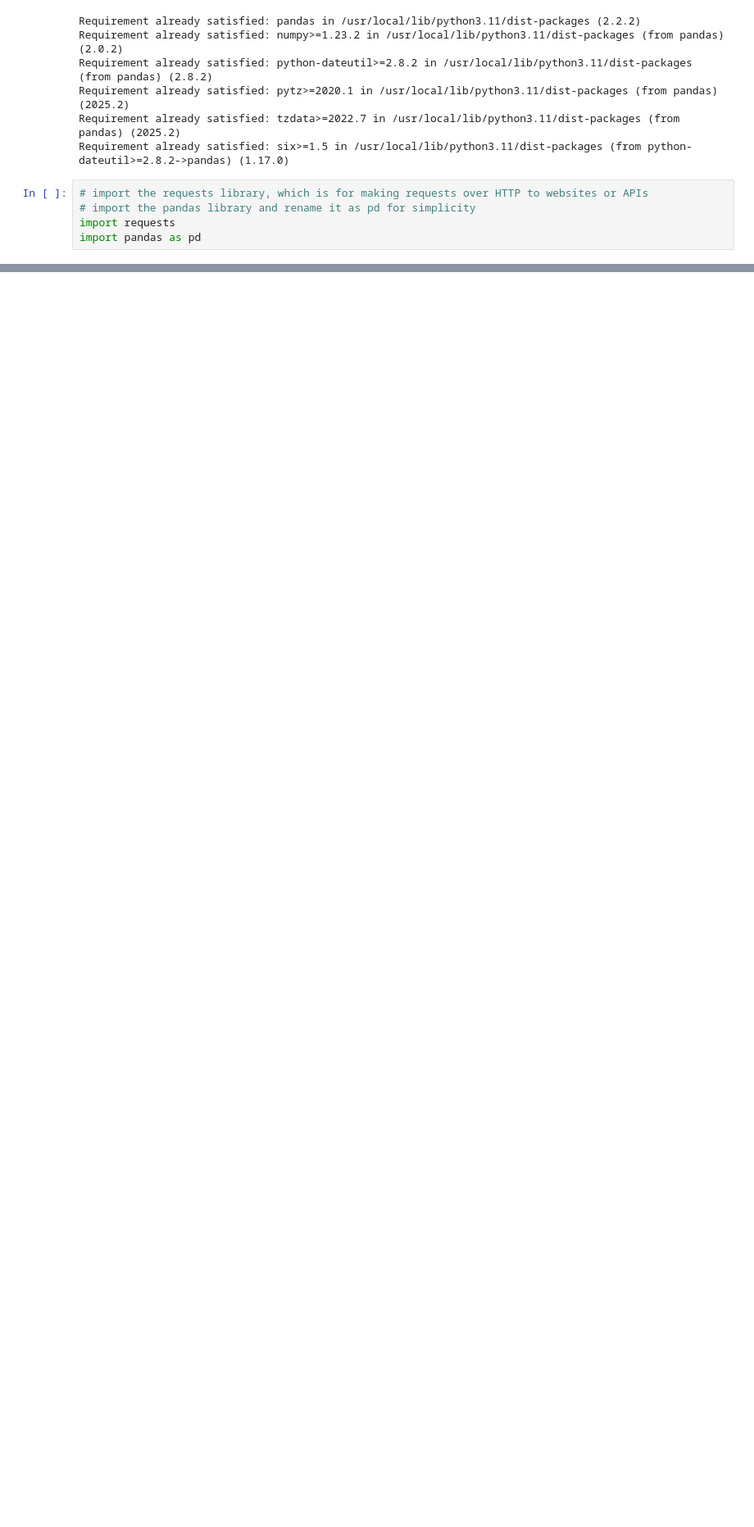
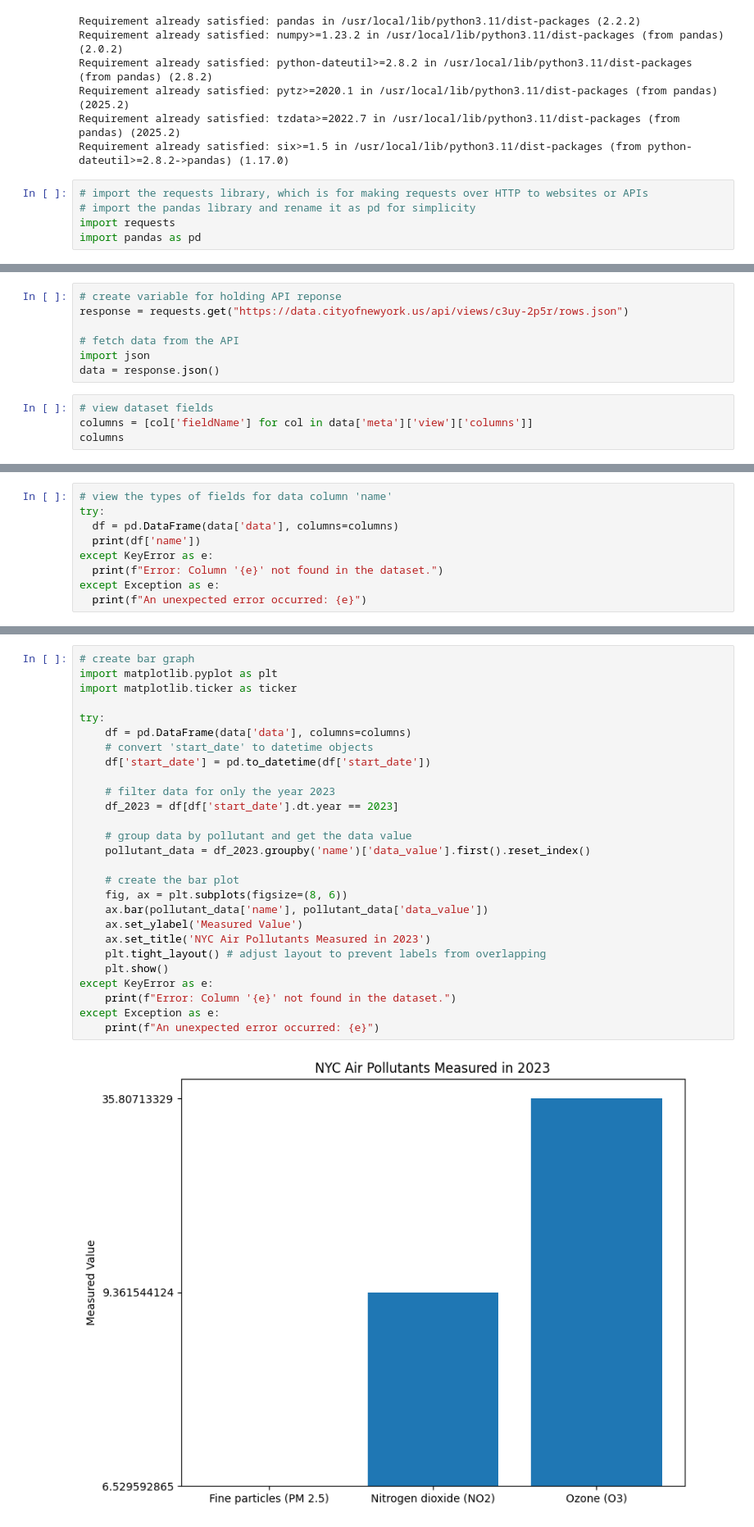
Before and after one commit to hollimey/542, a Jupyter notebook: i3.ipynb, the cells around one changed output, grey strips where cells are left out. Shown at 82% size. Drawn from its saved outputs; the diff is of its cells as text; blank space fills up the shorter version.

```diff
--- a/i3.ipynb
+++ b/i3.ipynb
@@ -24,0 +21,11 @@ response = requests.get("https://data.cityofnewyork.us/api/views/c3uy-2p5r/rows.
+# %%
+# create variable for holding API reponse
+response = requests.get("https://data.cityofnewyork.us/api/views/c3uy-2p5r/rows.json")
+
+# fetch data from the API
+import json
+data = response.json()
+# %%
+# view dataset fields
+columns = [col['fieldName'] for col in data['meta']['view']['columns']]
+columns
@@ -24,0 +53,9 @@ response = requests.get("https://data.cityofnewyork.us/api/views/c3uy-2p5r/rows.
+# %%
+# view the types of fields for data column 'name'
+try:
+  df = pd.DataFrame(data['data'], columns=columns)
+  print(df['name'])
+except KeyError as e:
+  print(f"Error: Column '{e}' not found in the dataset.")
+except Exception as e:
+  print(f"An unexpected error occurred: {e}")
@@ -24,0 +75,29 @@ response = requests.get("https://data.cityofnewyork.us/api/views/c3uy-2p5r/rows.
+# %%
+# create bar graph
+import matplotlib.pyplot as plt
+import matplotlib.ticker as ticker
+
+try:
+    df = pd.DataFrame(data['data'], columns=columns)
+    # convert 'start_date' to datetime objects
+    df['start_date'] = pd.to_datetime(df['start_date'])
+
+    # filter data for only the year 2023
+    df_2023 = df[df['start_date'].dt.year == 2023]
+
+    # group data by pollutant and get the data value
+    pollutant_data = df_2023.groupby('name')['data_value'].first().reset_index()
+
+    # create the bar plot
+    fig, ax = plt.subplots(figsize=(8, 6))
+    ax.bar(pollutant_data['name'], pollutant_data['data_value'])
+    ax.set_ylabel('Measured Value')
+    ax.set_title('NYC Air Pollutants Measured in 2023')
+    plt.tight_layout() # adjust layout to prevent labels from overlapping
+    plt.show()
+except KeyError as e:
+    print(f"Error: Column '{e}' not found in the dataset.")
+except Exception as e:
+    print(f"An unexpected error occurred: {e}")
+# %% [output]
+[figure, added]
```
Also changed, not shown: parts of 3 cells of this notebook.
